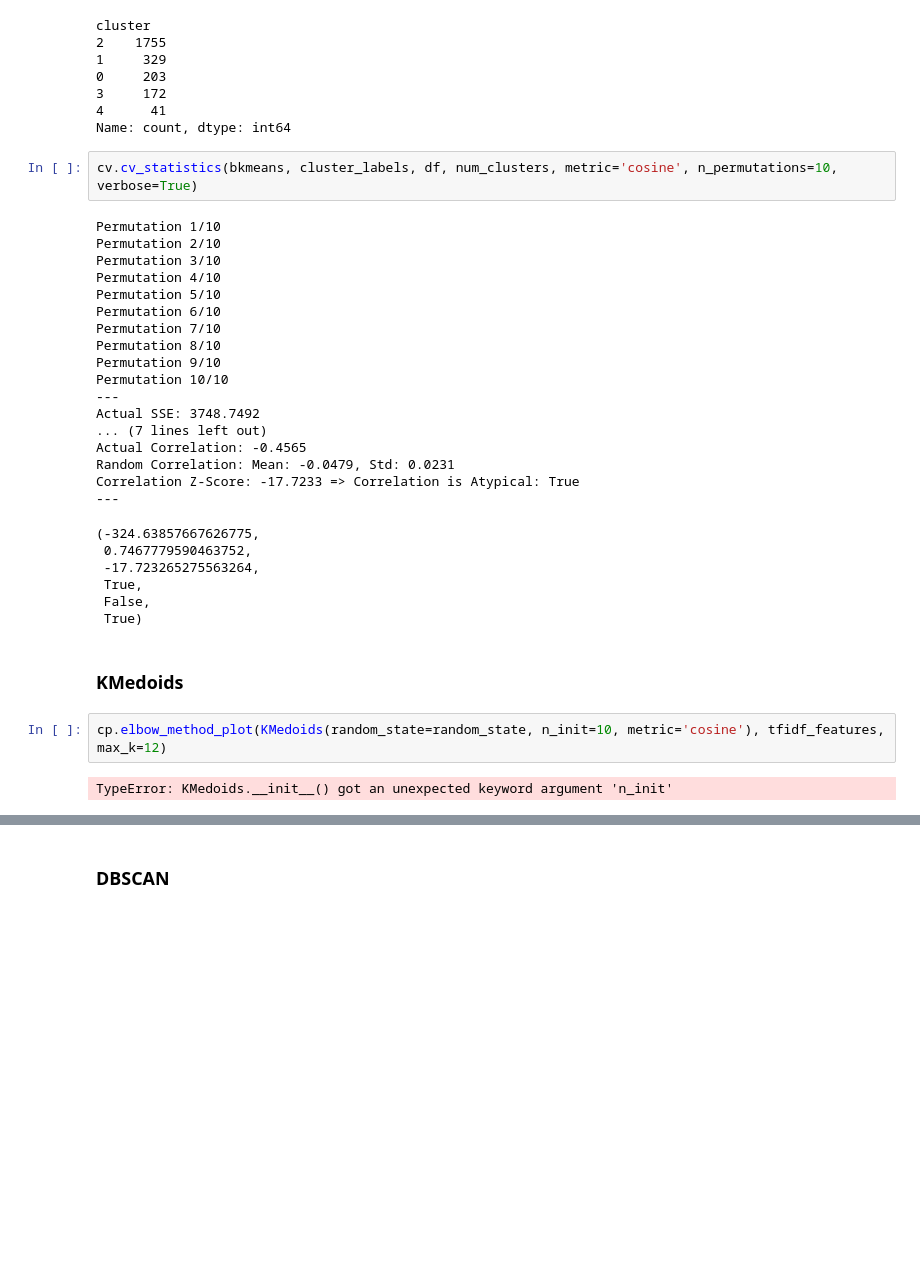
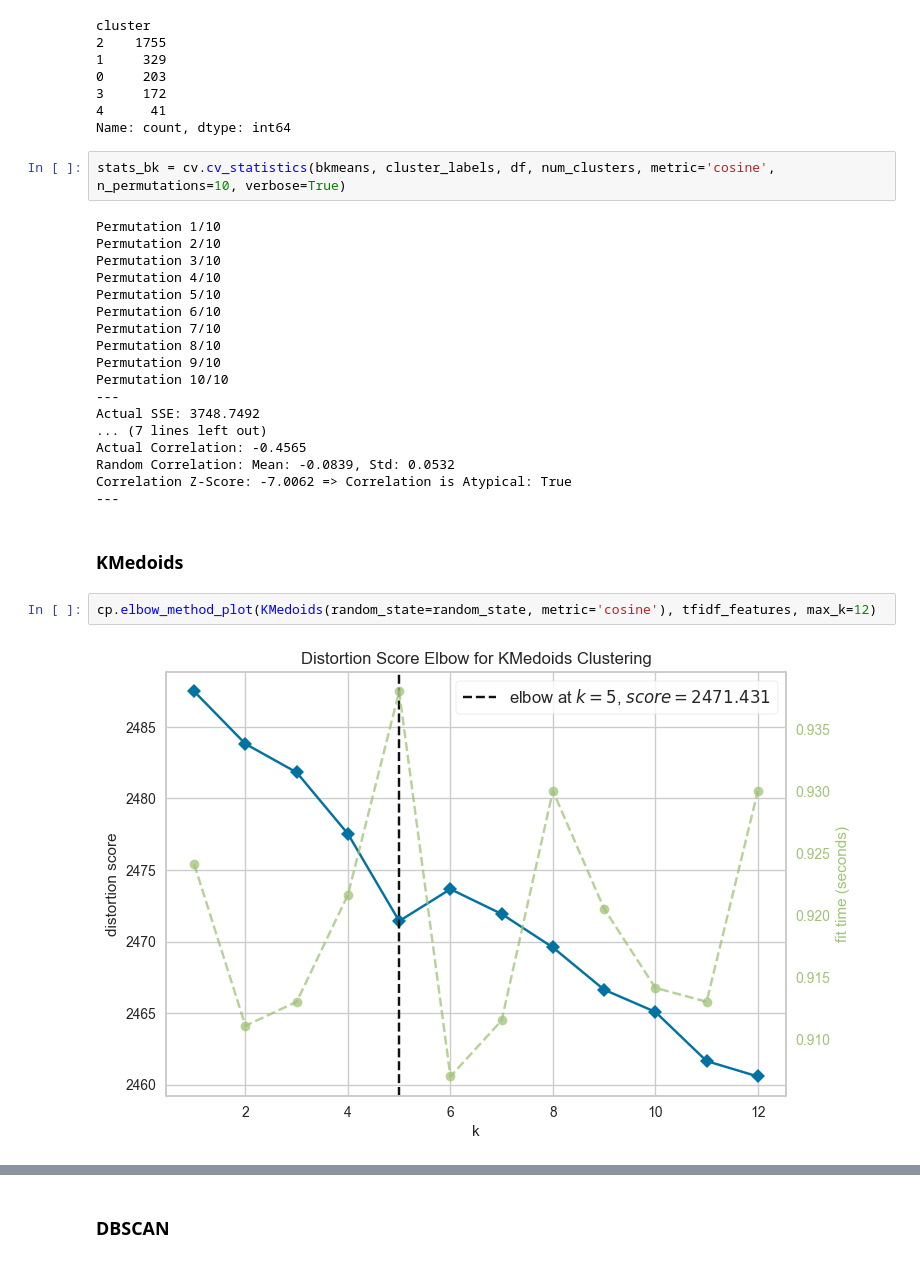
Before and after one commit to MaksimKarnaukh/DataMining, a Jupyter notebook: Assignment3/src/clustering.ipynb, the cells around one changed output, grey strips where cells are left out. Saved outputs shown, nothing was run; the diff lists cells and outputs as text; blank space fills up the shorter version.

Commit message:
beginning of clustering cleanup kmedoids

```diff
--- a/Assignment3/src/clustering.ipynb
+++ b/Assignment3/src/clustering.ipynb
@@ -351,7 +381,7 @@ cluster
 4      41
 Name: count, dtype: int64
 # %%
-cv.cv_statistics(bkmeans, cluster_labels, df, num_clusters, metric='cosine', n_permutations=10, verbose=True)
+stats_bk = cv.cv_statistics(bkmeans, cluster_labels, df, num_clusters, metric='cosine', n_permutations=10, verbose=True)
 # %% [output]
 Permutation 1/10
 Permutation 2/10
@@ -367,21 +397,15 @@ Permutation 10/10
 Actual SSE: 3748.7492
 ... (7 lines left out)
 Actual Correlation: -0.4565
-Random Correlation: Mean: -0.0479, Std: 0.0231
-Correlation Z-Score: -17.7233 => Correlation is Atypical: True
+Random Correlation: Mean: -0.0839, Std: 0.0532
+Correlation Z-Score: -7.0062 => Correlation is Atypical: True
 ---
-(-324.63857667626775,
- 0.7467779590463752,
- -17.723265275563264,
- True,
- False,
- True)
 # %% [markdown]
 ### KMedoids
 # %%
-cp.elbow_method_plot(KMedoids(random_state=random_state, n_init=10, metric='cosine'), tfidf_features, max_k=12)
+cp.elbow_method_plot(KMedoids(random_state=random_state, metric='cosine'), tfidf_features, max_k=12)
 # %% [output]
-TypeError: KMedoids.__init__() got an unexpected keyword argument 'n_init'
+[figure, added]
 # %%
 tfidf_features = vectorized_data_df
 num_clusters = 5
```
Also changed, not shown: parts of 12 cells of this notebook, 1 other file.
